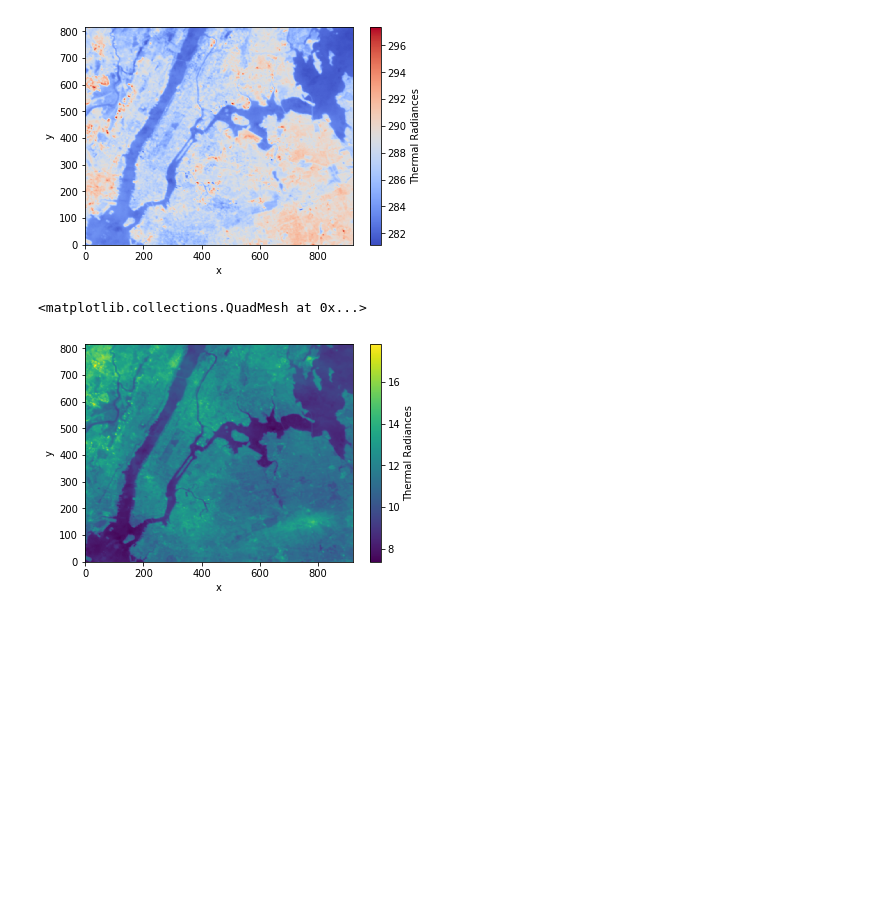
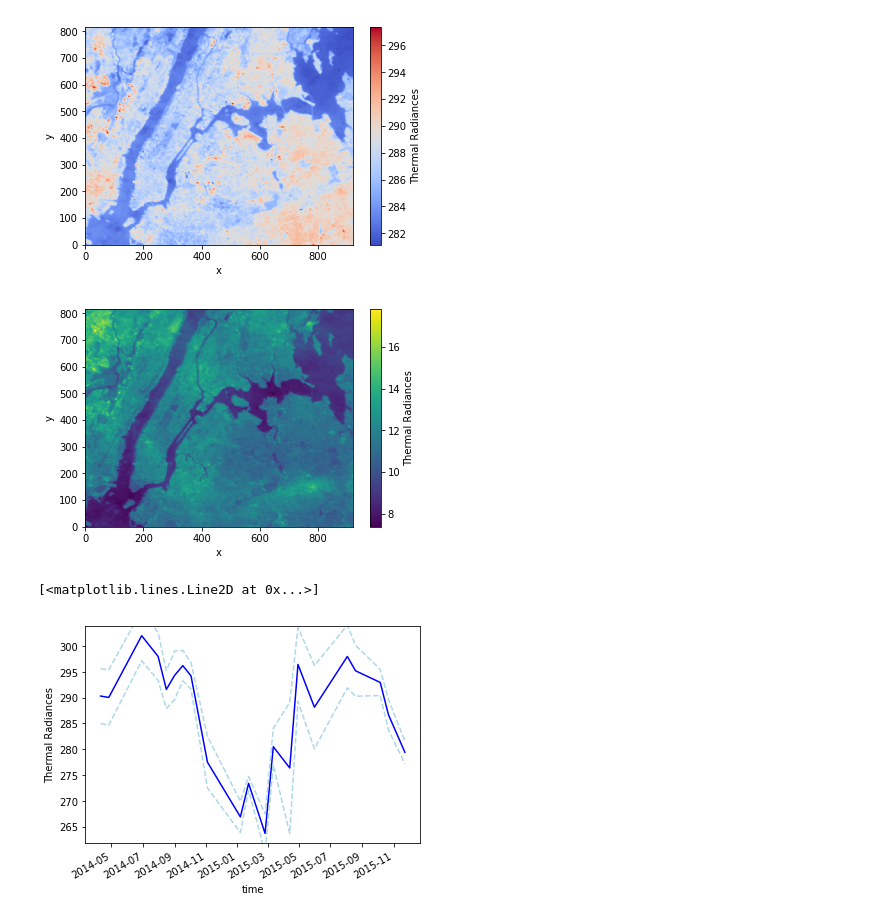
Before and after one commit to story645/EAS213, a Jupyter notebook: 2018/july17b.ipynb, the cells around one changed output. Saved outputs shown, nothing was run; the diff lists cells and outputs as text; code cells hidden in the pictures; blank space fills up the shorter version.

Commit message:
quilt

```diff
--- a/2018/july17b.ipynb
+++ b/2018/july17b.ipynb
@@ -7,3 +7,9 @@ ds = xr.open_dataset("landsat_hires.nc")
+# %%
+# quilt is an alternative way of accessing the data
+# need to first install quilt: pip install quilt
+# then install data: quilt install story645/eas213
+from quilt.data.story645.eas213 import landsat_hires
+ds = xr.open_dataset(landsat_hires._data())
 # %%
 ds
 # %% [output]
@@ -70,7 +76,6 @@ temps.mean('time').plot(cmap='coolwarm')
 <matplotlib.collections.QuadMesh at 0x...>
 [figure]
 # %%
-temps.std('time').plot()
+_ = temps.std('time').plot()
 # %% [output]
-<matplotlib.collections.QuadMesh at 0x...>
 [figure]
@@ -78,0 +82,9 @@ temps.mean(['x','y']).plot(cmap='coolwarm')
+# %%
+tmean = temps.mean(['x','y'])
+tstd = temps.std(['x','y'])
+tmean.plot(color='b')
+(tmean+tstd).plot(color='lightblue', linestyle='--')
+(tmean-tstd).plot(color='lightblue', linestyle='--')
+# %% [output]
+[<matplotlib.lines.Line2D at 0x...>]
+[figure, added]
```
Also changed, not shown: parts of 3 cells of this notebook.
